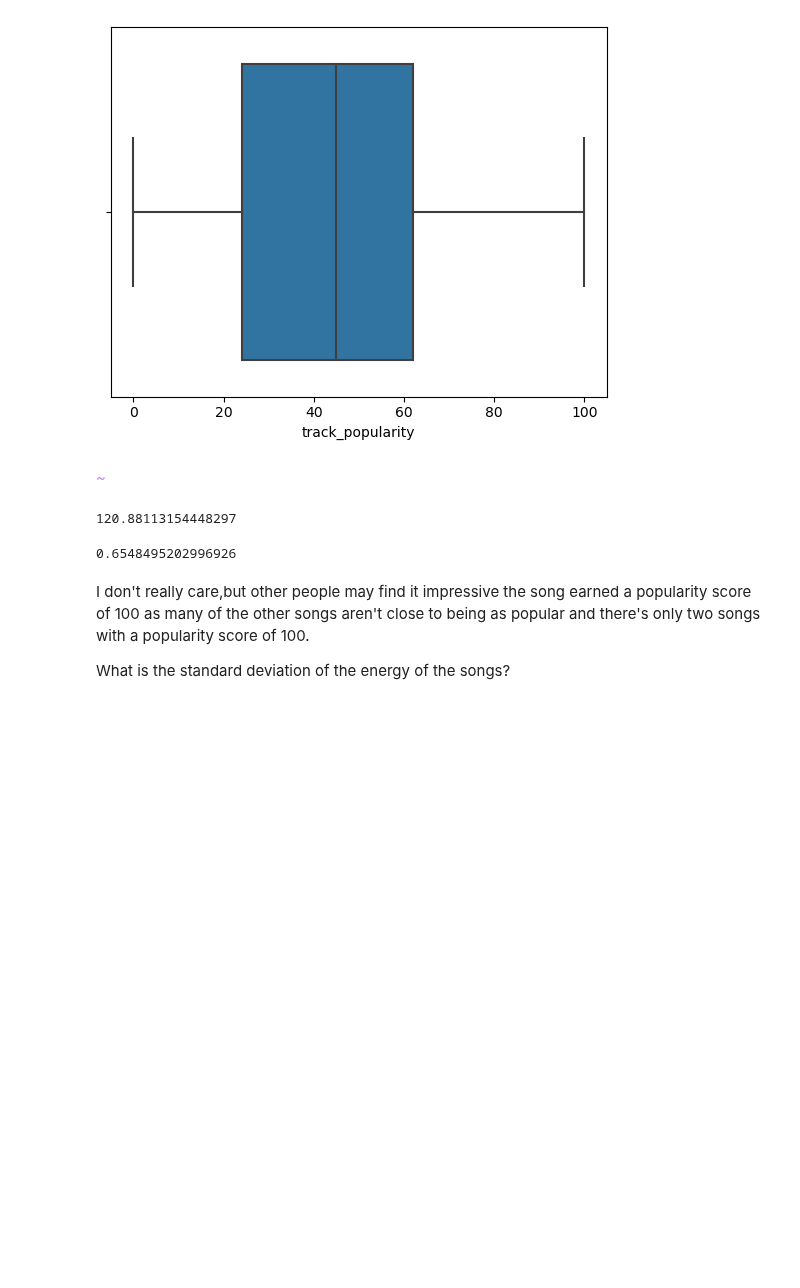
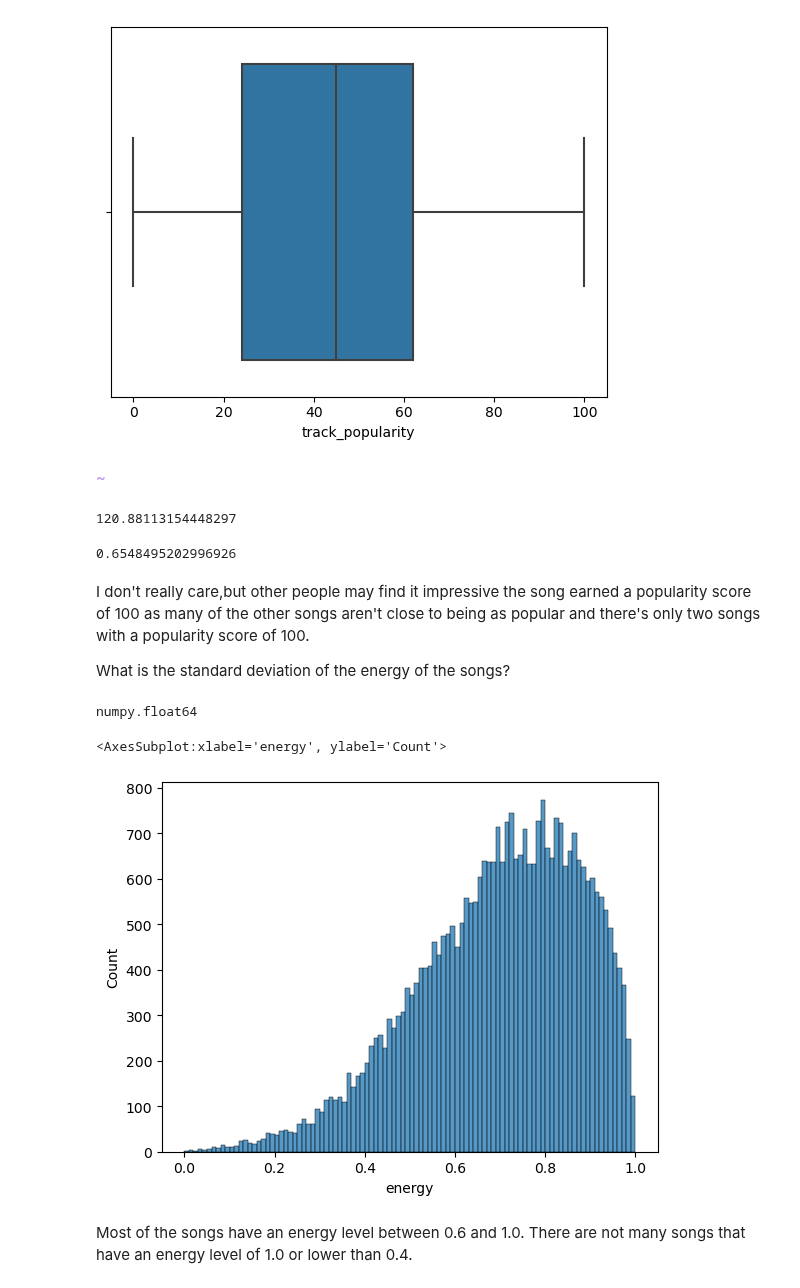
Before and after one commit to Asiandra/Artificial_Intelligence, a Jupyter notebook: Semester 1/Spotify/Spotify Songs.ipynb, the cells around one changed output. Saved outputs shown, nothing was run; the diff lists cells and outputs as text; code cells hidden in the pictures; blank space fills up the shorter version.

```diff
--- a/Semester 1/Spotify/Spotify Songs.ipynb
+++ b/Semester 1/Spotify/Spotify Songs.ipynb
@@ -75,7 +75,20 @@ def avg(col):
 avg('danceability')
 # %% [output]
 0.6548495202996926
-# %% [markdown]
-I don't really care,but other people may find it impressive the song earned a popularity score of 100 as many of the other songs aren't close to being as popular and there's only two songs with a popularity score of 100.
-
-What is the standard deviation of the energy of the songs?
+# %% [markdown]
+I don't really care,but other people may find it impressive the song earned a popularity score of 100 as many of the other songs aren't close to being as popular and there's only two songs with a popularity score of 100.
+
+What is the standard deviation of the energy of the songs?
+# %%
+df["energy"] = df["energy"]
+df["energy"] = pd.to_numeric(df["energy"], errors="coerce")
+type(df.loc[0]["energy"])
+# %% [output]
+numpy.float64
+# %%
+sns.histplot(data=df, x="energy", bins=100)
+# %% [output]
+<AxesSubplot:xlabel='energy', ylabel='Count'>
+[figure, added]
+# %% [markdown]
+Most of the songs have an energy level between 0.6 and 1.0. There are not many songs that have an energy level of 1.0 or lower than 0.4.
```
